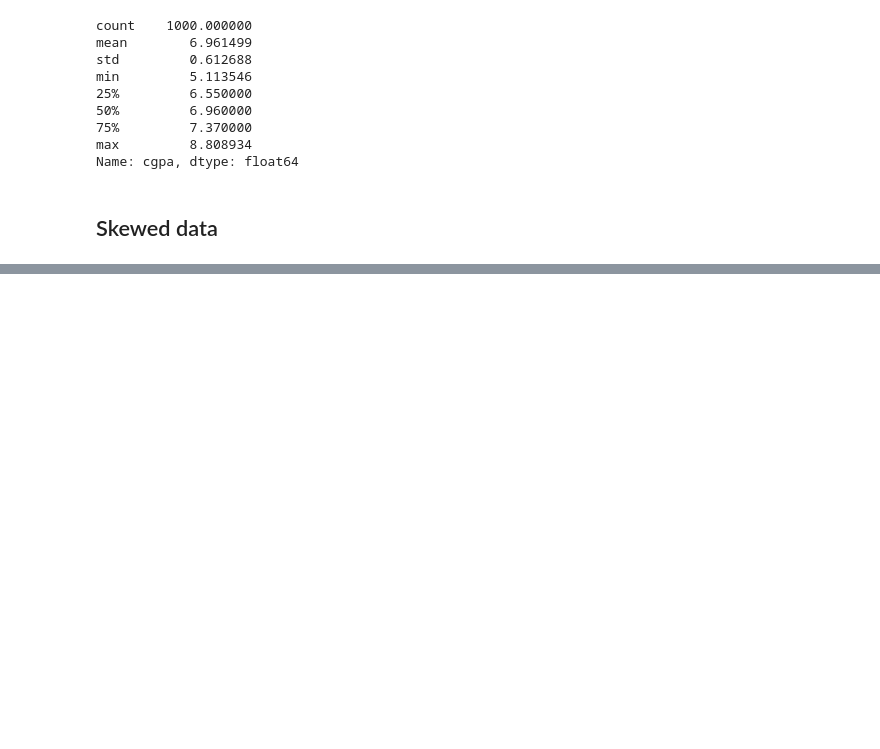
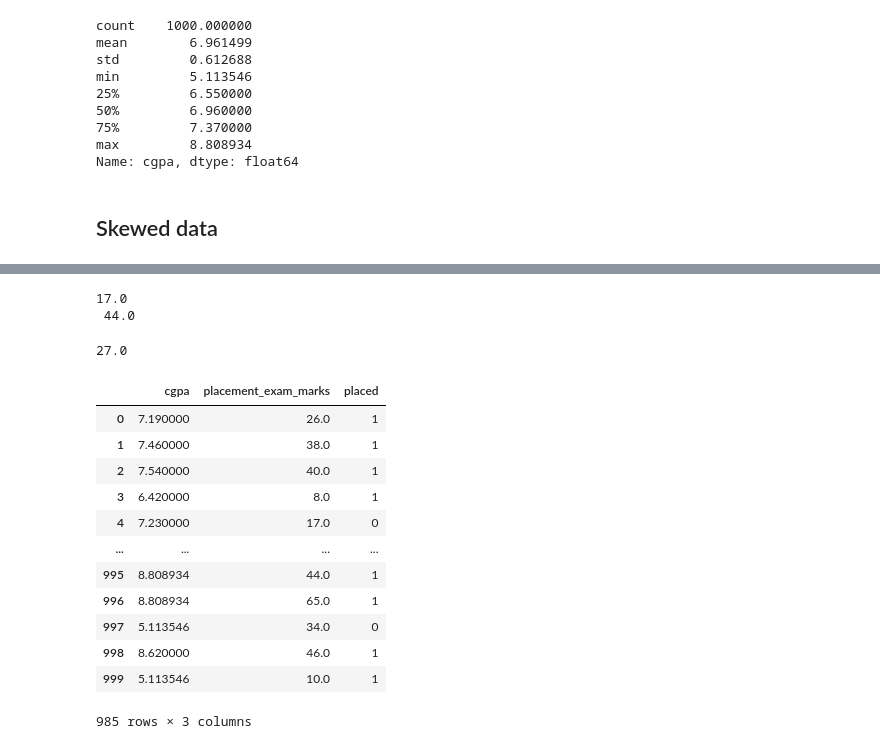
Before and after one commit to Ambily313/Feature-Engineering-Techniques-And-Experiments, a Jupyter notebook: Outlier Dtection & Handling/Outlier_handling.ipynb, the cells around one changed output, grey strips where cells are left out. Drawn from its saved outputs; the diff is of its cells as text; code cells hidden in the pictures; blank space fills up the shorter version.

```diff
--- a/Outlier Dtection & Handling/Outlier_handling.ipynb
+++ b/Outlier Dtection & Handling/Outlier_handling.ipynb
@@ -304,0 +322,15 @@ Name: cgpa, dtype: float64
+# %%
+# IQR
+
+Q1=df['placement_exam_marks'].quantile(.25)
+Q3=df['placement_exam_marks'].quantile(.75)
+
+print(Q1,'\n',Q3)
+# %% [output]
+17.0
+ 44.0
+# %%
+IQR=Q3-Q1
+IQR
+# %% [output]
+27.0
@@ -304,0 +340,19 @@ Name: cgpa, dtype: float64
+# %%
+# Trimming
+
+new_df1=df[df['placement_exam_marks']<upper_limit]
+new_df1
+# %% [output]
+|  | cgpa | placement_exam_marks | placed |
+| 0 | 7.190000 | 26.0 | 1 |
+| 1 | 7.460000 | 38.0 | 1 |
+| 2 | 7.540000 | 40.0 | 1 |
+| 3 | 6.420000 | 8.0 | 1 |
+| 4 | 7.230000 | 17.0 | 0 |
+| ... | ... | ... | ... |
+| 995 | 8.808934 | 44.0 | 1 |
+| 996 | 8.808934 | 65.0 | 1 |
+| 997 | 5.113546 | 34.0 | 0 |
+| 998 | 8.620000 | 46.0 | 1 |
+| 999 | 5.113546 | 10.0 | 1 |
+985 rows × 3 columns
```
Also changed, not shown: parts of 11 cells of this notebook.
